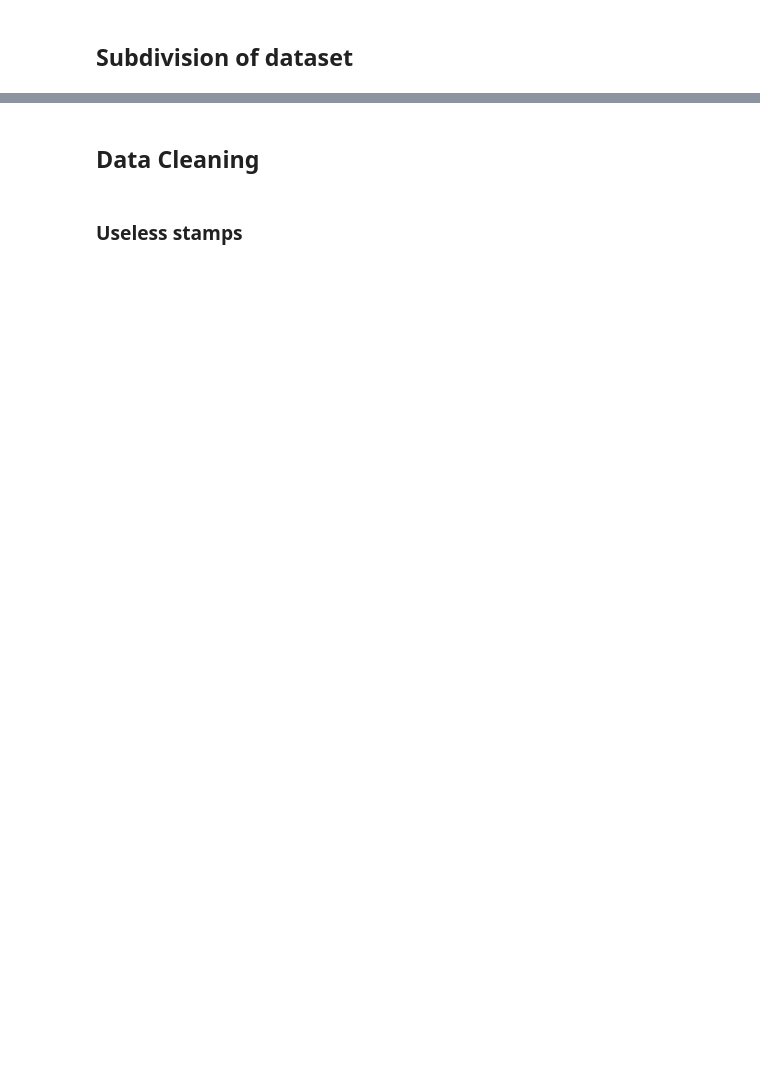
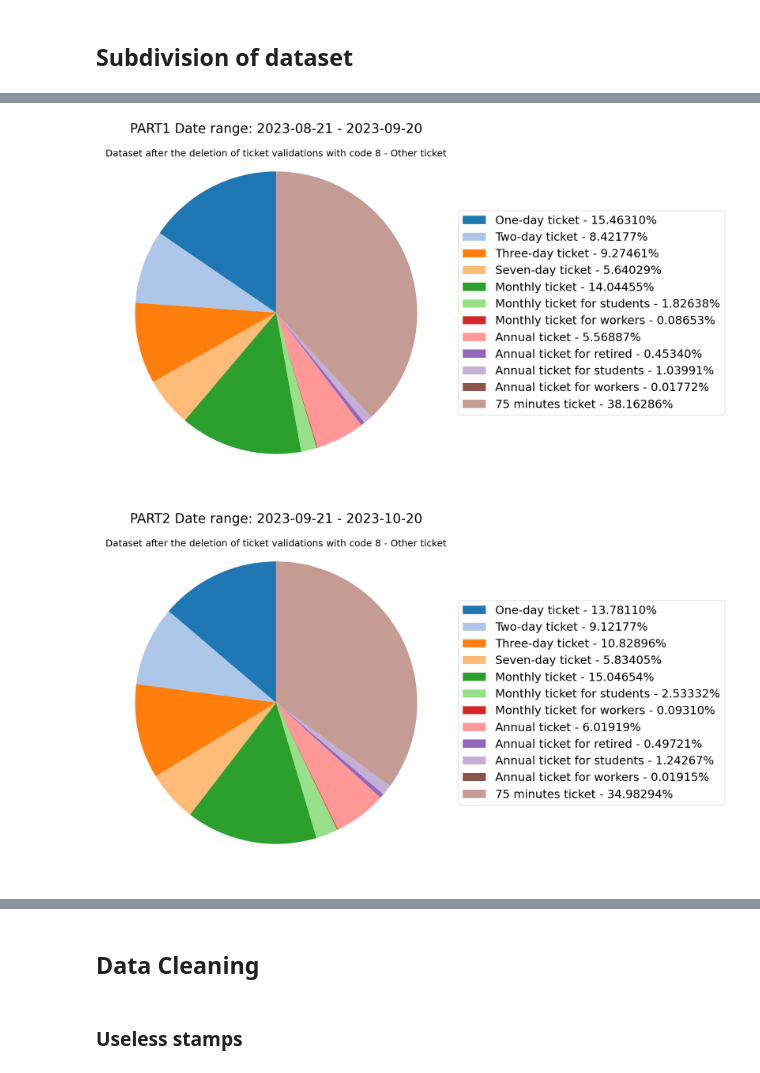
Before and after one commit to matteograzioso1/Tirocinio-Progetto-MASTER, a Jupyter notebook: Notebook 1_b_onlyTempCleaning.ipynb, the cells around one changed output, grey strips where cells are left out. Saved outputs shown, nothing was run; the diff lists cells and outputs as text; code cells hidden in the pictures; blank space fills up the shorter version.

Commit message:
Updates in order to investigate on new dataset

```diff
--- a/Notebook 1_b_onlyTempCleaning.ipynb
+++ b/Notebook 1_b_onlyTempCleaning.ipynb
@@ -618,3 +1282,67 @@ if file_name == "esportazioneFineAgosto2023":
+# %%
+if file_name == "esportazioneFineAgosto2023":
+    # Plot a pie chart of the column 'TICKET_CODE'
+    # Plot a pie chart of the column 'TICKET_CODE'
+    fig, ax = plt.subplots(figsize=(20,10))
+    # Change palette to have more more colors
+    sns.set_palette("tab20")
+    df_1['TICKET_CODE'].value_counts().sort_index().plot.pie(startangle=90)
+
+    plt.title('PART1 Date range: ' + str(df_1['DATA'].min().to_pydatetime().date()) + ' - ' + str(df_1['DATA'].max().to_pydatetime().date()), fontsize=25)
+    plt.ylabel('')
+
+    # Modify the legend to have the description of the ticket profile and the percentage of each category appended
+    handles, labels = ax.get_legend_handles_labels()
+    labels = [s + ' - {:.5f}%'.format(100*v/len(df_1)) for s, v in zip(df_1['TICKET_CODE'].value_counts().sort_index().rename(dict_tickets).index, df_1['TICKET_CODE'].value_counts().sort_index())]
+    ax.legend(handles, labels, loc='center left', bbox_to_anchor=(1, 0, 0.5, 1), fontsize=22)
+
+    # Ensure that the labels are not overlapped on the pie chart
+    plt.tight_layout()
+
+    # Remove the labels on the pie chart
+    texts = [text for text in ax.texts]
+    for text in texts:
+        text.set_visible(False)
+
+    # Add a text that informs that is the dataset after the deletion of ticket validations with code 8 - Other ticket
+    plt.text(0.5, 0.95, 'Dataset after the deletion of ticket validations with code 8 - Other ticket', horizontalalignment='center', verticalalignment='center', transform=ax.transAxes, fontsize=18)
+
+    fig.patch.set_facecolor('white')
+    plt.show()
+
+
+
+    # Plot a pie chart of the column 'TICKET_CODE'
+    # Plot a pie chart of the column 'TICKET_CODE'
+    fig, ax = plt.subplots(figsize=(20,10))
+    # Change palette to have more more colors
+    sns.set_palette("tab20")
+    df_2['TICKET_CODE'].value_counts().sort_index().plot.pie(startangle=90)
+
+    plt.title('PART2 Date range: ' + str(df_2['DATA'].min().to_pydatetime().date()) + ' - ' + str(df_2['DATA'].max().to_pydatetime().date()), fontsize=25)
+    plt.ylabel('')
+
+    # Modify the legend to have the description of the ticket profile and the percentage of each category appended
+    handles, labels = ax.get_legend_handles_labels()
+    labels = [s + ' - {:.5f}%'.format(100*v/len(df_2)) for s, v in zip(df_2['TICKET_CODE'].value_counts().sort_index().rename(dict_tickets).index, df_2['TICKET_CODE'].value_counts().sort_index())]
+    ax.legend(handles, labels, loc='center left', bbox_to_anchor=(1, 0, 0.5, 1), fontsize=22)
+
+    # Ensure that the labels are not overlapped on the pie chart
+    plt.tight_layout()
+
+    # Remove the labels on the pie chart
+    texts = [text for text in ax.texts]
+    for text in texts:
+        text.set_visible(False)
+
+    # Add a text that informs that is the dataset after the deletion of ticket validations with code 8 - Other ticket
+    plt.text(0.5, 0.95, 'Dataset after the deletion of ticket validations with code 8 - Other ticket', horizontalalignment='center', verticalalignment='center', transform=ax.transAxes, fontsize=18)
+
+    fig.patch.set_facecolor('white')
+    plt.show()
+# %% [output]
+[figure, added]
+[figure, added]
 # %%
 if file_name == "esportazioneFineAgosto2023":
     # Ask which part the user wants to clean
```
Also changed, not shown: parts of 53 cells of this notebook, 1 other file.
